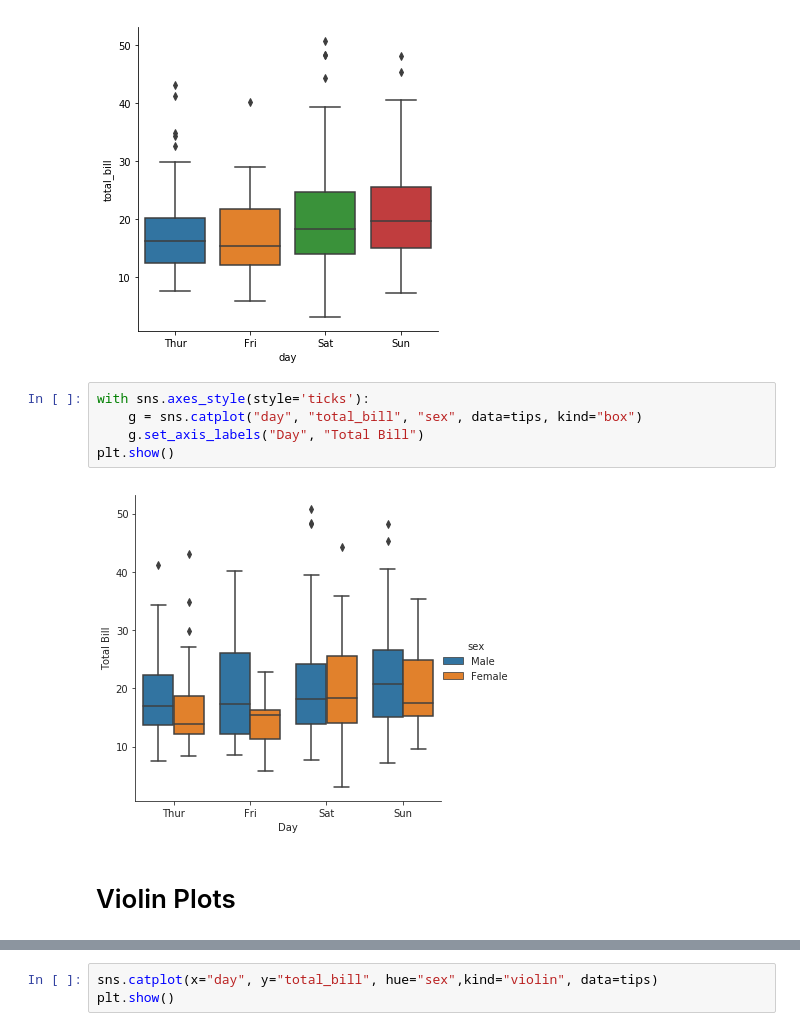
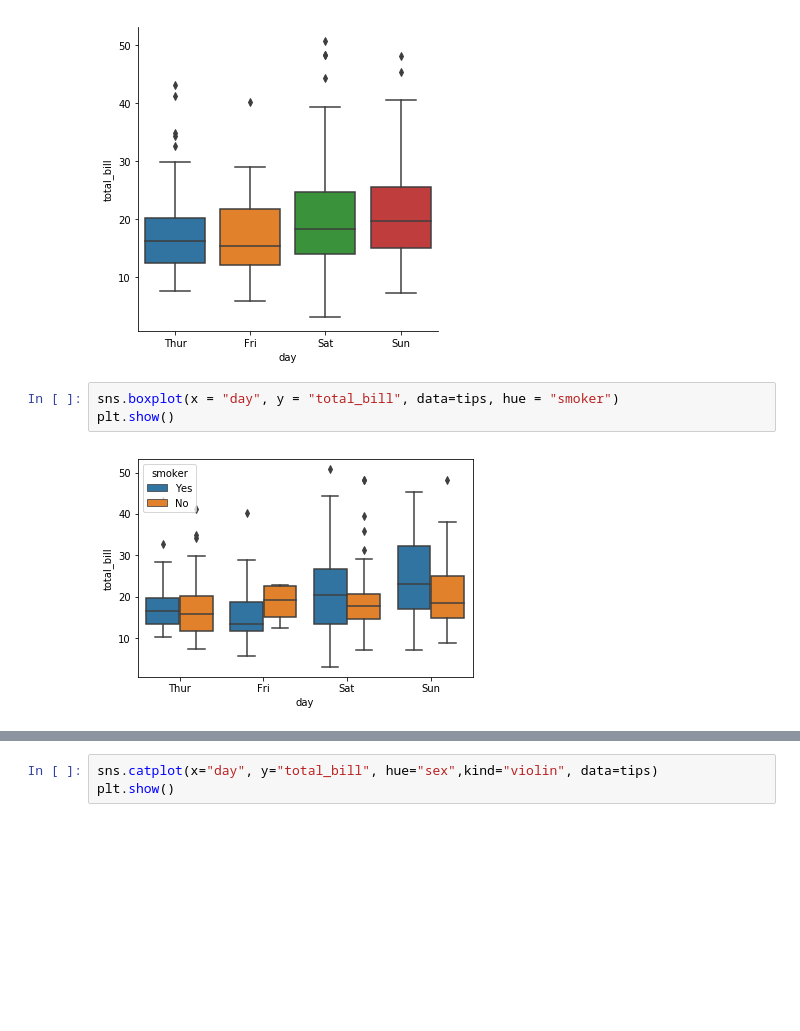
Before and after one commit to rossdavidhunter/Fundamentals-Data-Analysis-Assessment, a Jupyter notebook: tipsdataset.ipynb, the cells around one changed output, grey strips where cells are left out. Cells and saved outputs as stored; diff of their text form; blank space fills up the shorter version.

```diff
--- a/tipsdataset.ipynb
+++ b/tipsdataset.ipynb
@@ -153,12 +157,8 @@ sns.catplot(x="day", y="total_bill", kind="box", data=tips)
 plt.show()
 # %% [output]
 [figure]
-# %%
-with sns.axes_style(style='ticks'):
-    g = sns.catplot("day", "total_bill", "sex", data=tips, kind="box")
-    g.set_axis_labels("Day", "Total Bill")
-plt.show()
-# %% [output]
-[figure, removed]
-# %% [markdown]
-# Violin Plots
+# %%
+sns.boxplot(x = "day", y = "total_bill", data=tips, hue = "smoker")
+plt.show()
+# %% [output]
+[figure, added]
```
Also changed, not shown: parts of 17 cells of this notebook, 1 other file.
